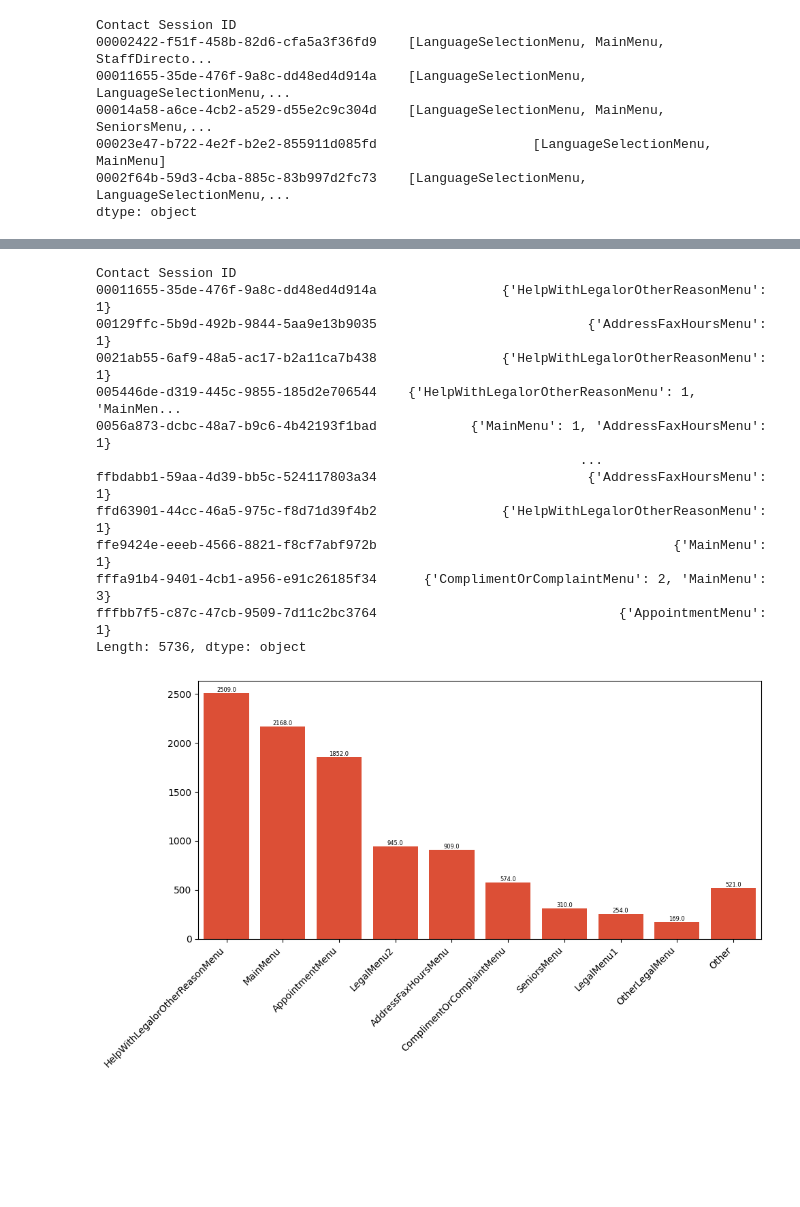
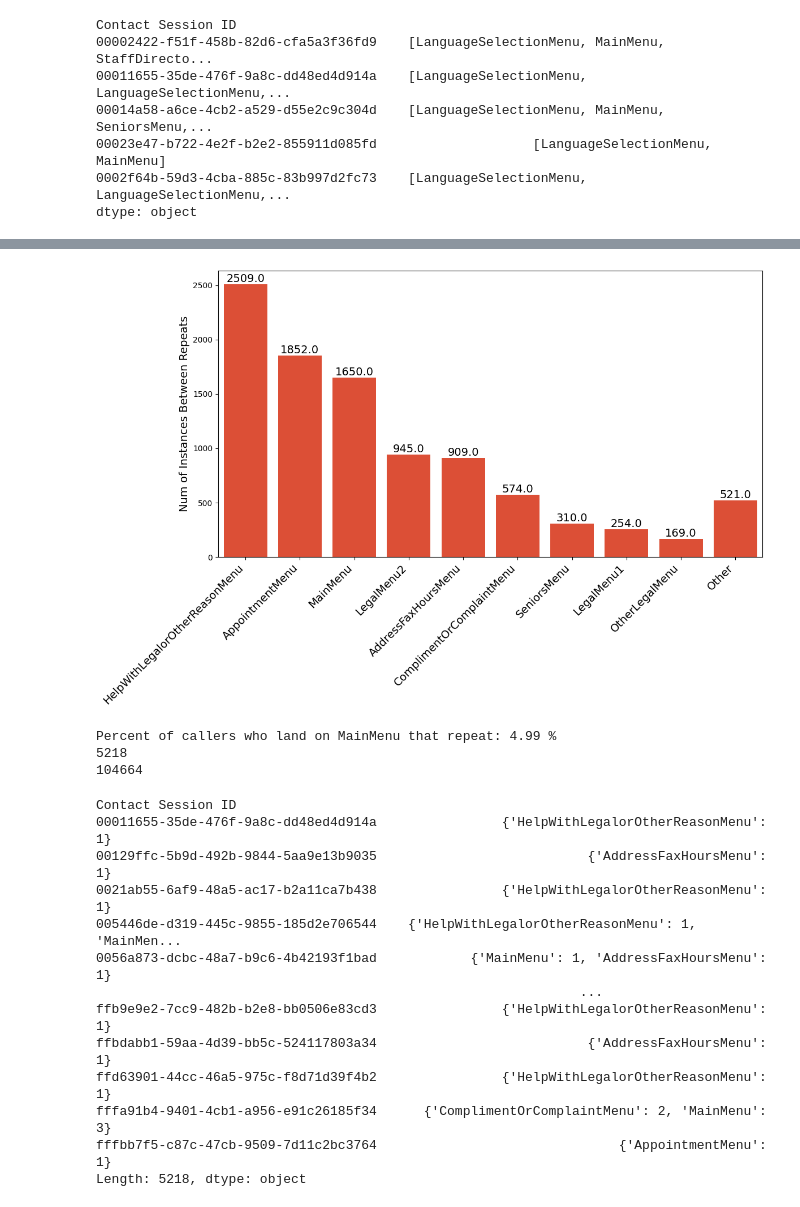
Before and after one commit to arvindkrishna87/STAT390_SP25_LegalAid, a Jupyter notebook: Manual improvements (redundancies)/Exploring Dataset.ipynb, the cells around one changed output, grey strips where cells are left out. Drawn from its saved outputs; the diff is of its cells as text; code cells hidden in the pictures; blank space fills up the shorter version.

```diff
--- a/Manual improvements (redundancies)/Exploring Dataset.ipynb
+++ b/Manual improvements (redundancies)/Exploring Dataset.ipynb
@@ -438,9 +354,0 @@ repeated=activity_counts.apply(lambda x: x['MainMenu']>=2) #replace with activit
-# %%
-#for the ones where senior repeat, this finds the indices in the journey where the caller goes to the seniors menu
-where_repeats=act_journey[repeat_seniors[repeat_seniors==True].index].apply(lambda x: [i for i, val in enumerate(x) if val=='MainMenu'])#replace val with activity of interest
-# %%
-#filters for only non-consecutive repeats
-repeats_distanced=where_seniors[where_seniors.apply(lambda x: x[-1]-x[0])>1]
-# %%
-#made dataframe with contact session IDs, their activity journey, and their difference from above, made a df for the next apply function to be easier
-df=pd.concat([act_journey[repeats_distanced.index],repeats_distanced], axis=1)
@@ -453,24 +354,0 @@ between_repeats=df.apply(lambda x: Counter(x['journey'][x['indices'][0]+1:x['ind
-# %%
-between_repeats
-# %% [output]
-Contact Session ID
-00011655-35de-476f-9a8c-dd48ed4d914a                {'HelpWithLegalorOtherReasonMenu': 1}
-00129ffc-5b9d-492b-9844-5aa9e13b9035                           {'AddressFaxHoursMenu': 1}
-0021ab55-6af9-48a5-ac17-b2a11ca7b438                {'HelpWithLegalorOtherReasonMenu': 1}
-005446de-d319-445c-9855-185d2e706544    {'HelpWithLegalorOtherReasonMenu': 1, 'MainMen...
-0056a873-dcbc-48a7-b9c6-4b42193f1bad            {'MainMenu': 1, 'AddressFaxHoursMenu': 1}
-                                                              ...
-ffbdabb1-59aa-4d39-bb5c-524117803a34                           {'AddressFaxHoursMenu': 1}
-ffd63901-44cc-46a5-975c-f8d71d39f4b2                {'HelpWithLegalorOtherReasonMenu': 1}
-ffe9424e-eeeb-4566-8821-f8cf7abf972b                                      {'MainMenu': 1}
-fffa91b4-9401-4cb1-a956-e91c26185f34      {'ComplimentOrComplaintMenu': 2, 'MainMenu': 3}
-fffbb7f5-c87c-47cb-9509-7d11c2bc3764                               {'AppointmentMenu': 1}
-Length: 5736, dtype: object
-# %%
-#summed the items in between and stored in dictionary and sorted values
-between_main_count=act_dict.copy()
-for x in between_repeats:
-    for key in x.keys():
-        between_main_count[key]+=x[key]
-between_main_count={key: value for key, value in between_main_count.items() if value != 0}
-between_main_count=pd.Series(between_main_count).sort_values(ascending=False)
@@ -482,22 +354,0 @@ condensed_between_main_count=pd.concat([condensed_between_main,pd.Series(between
-# %%
-plt.figure(figsize=(10, 6))
-ax=sns.barplot(condensed_between_main_count, color='#f73c1b')
-for p in ax.patches:
-    height = p.get_height()
-    if not np.isnan(height) and height > 0:
-        ax.text(
-            p.get_x() + p.get_width() / 2,
-            height,
-            f'{height:.1f}',
-            ha='center',
-            va='bottom',
-            fontsize=6  # 👈 Smaller font size for numbers
-        )
-
-# Improve x-axis labels
-ax.set_xticklabels(ax.get_xticklabels(), rotation=45, ha='right')
-
-plt.tight_layout()
-plt.show()
-# %% [output]
-[figure, removed]
@@ -503,0 +403,20 @@ plt.show()
+# %%
+find_between_repeats('MainMenu', True, 100)
+# %% [output]
+[figure, added]
+Percent of callers who land on MainMenu that repeat: 4.99 %
+5218
+104664
+Contact Session ID
+00011655-35de-476f-9a8c-dd48ed4d914a                {'HelpWithLegalorOtherReasonMenu': 1}
+00129ffc-5b9d-492b-9844-5aa9e13b9035                           {'AddressFaxHoursMenu': 1}
+0021ab55-6af9-48a5-ac17-b2a11ca7b438                {'HelpWithLegalorOtherReasonMenu': 1}
+005446de-d319-445c-9855-185d2e706544    {'HelpWithLegalorOtherReasonMenu': 1, 'MainMen...
+0056a873-dcbc-48a7-b9c6-4b42193f1bad            {'MainMenu': 1, 'AddressFaxHoursMenu': 1}
+                                                              ...
+ffb9e9e2-7cc9-482b-b2e8-bb0506e83cd3                {'HelpWithLegalorOtherReasonMenu': 1}
+ffbdabb1-59aa-4d39-bb5c-524117803a34                           {'AddressFaxHoursMenu': 1}
+ffd63901-44cc-46a5-975c-f8d71d39f4b2                {'HelpWithLegalorOtherReasonMenu': 1}
+fffa91b4-9401-4cb1-a956-e91c26185f34      {'ComplimentOrComplaintMenu': 2, 'MainMenu': 3}
+fffbb7f5-c87c-47cb-9509-7d11c2bc3764                               {'AppointmentMenu': 1}
+Length: 5218, dtype: object
```
Also changed, not shown: parts of 40 cells of this notebook.
